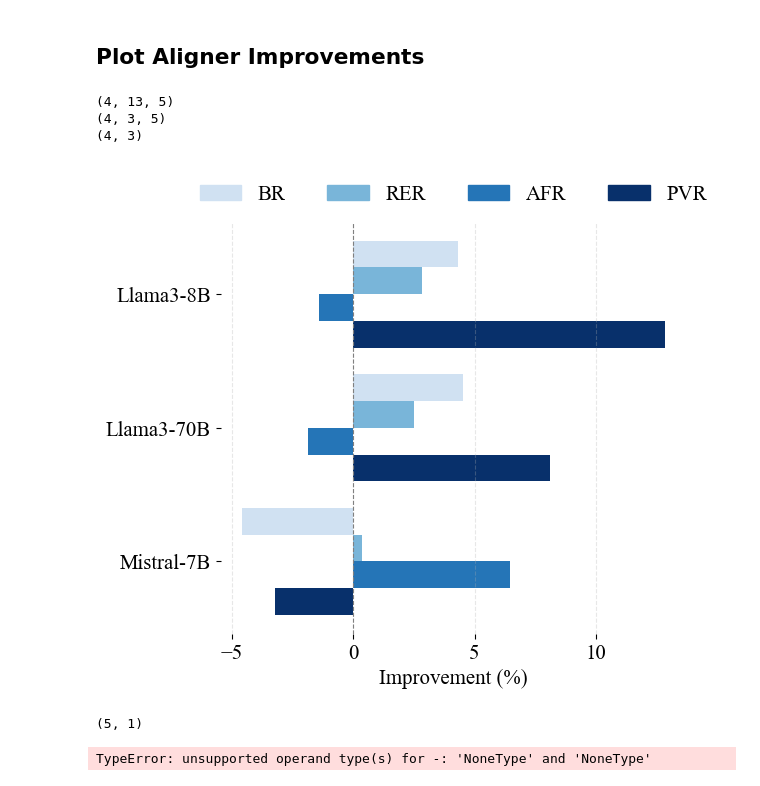
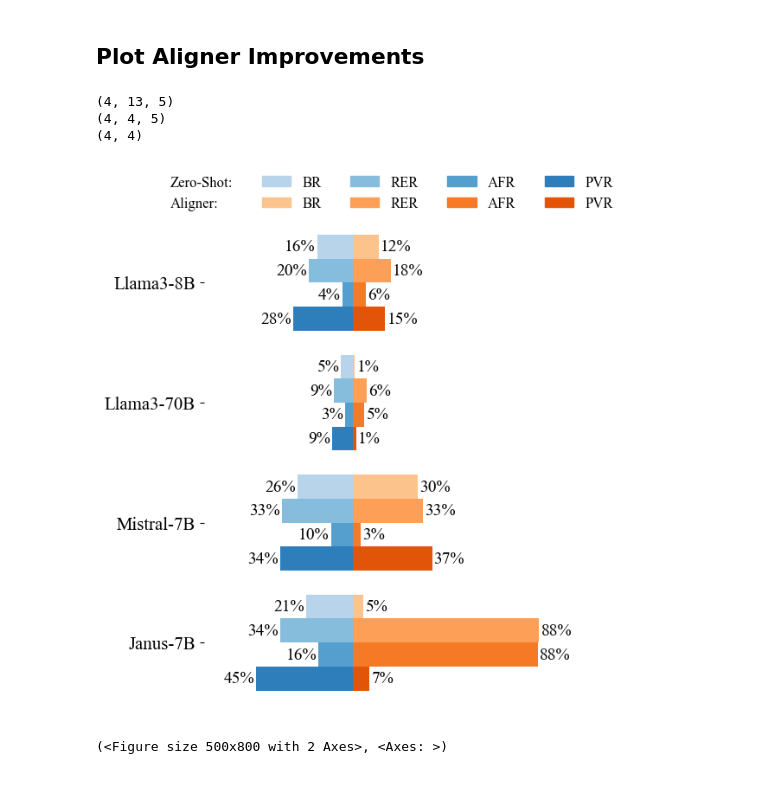
Before and after one commit to chimaobi-okite/pref_aligner, a Jupyter notebook: process_results.ipynb, the cells around one changed output. Saved outputs shown, nothing was run; the diff lists cells and outputs as text; code cells hidden in the pictures.

Commit message:
Added more plots

```diff
--- a/process_results.ipynb
+++ b/process_results.ipynb
@@ -419,74 +416,53 @@ compare_profile_accuracy(
 # %% [markdown]
 ## Plot Aligner Improvements
 # %%
-from results_helper import missing_answer_diffplot
+from results_helper import missing_answer_diffplot, aligner_improvement_hbarplot, METRIC_LABELS_ABBR
 
 metrics_baseline = ["BR", "RER", "AFR", "PVR"]
 data, order = results_dict.get_field_matrix(
     field=metrics_baseline,
     fixed_keys={
         "dataset": "full",
         "relevance": "relevant",
     },
     axis_keys=["model", "method"]
 )
 data = np.array(data)
 print(data.shape)
 # Take the first 5
-data = data[:, :3]
-models_ref = MODELS[:3].copy()
+data = data[:, :4]
+models_ref = MODELS[:4].copy()
 print(data.shape)       # [fields x models x methods]
 
 improvement = (data[...,0] - data[...,-1]).astype(np.float32)
 print(improvement.shape)    # improvement = [fields, models]
 
-from results_helper import METRIC_LABELS_ABBR
+# from results_helper import METRIC_LABELS_ABBR
 
 data2plot = improvement.T
-relevance_hbarplot(
-    data2plot,
-    relevance_list=metrics_baseline,
+# relevance_hbarplot(
+#     data2plot,
+#     relevance_list=metrics_baseline,
+#     models=[MODELS_SHORT_DICT[m] for m in models_ref],
+#     title="Error Percentage Drop by Model",
+#     xlabel="Error % Drop",
+#     label_dict=METRIC_LABELS_ABBR,
+#     figh=6,
+#     show=True,
+# )
+
+# for i, metric in enumerate(metrics_baseline):
+aligner_improvement_hbarplot(
+    data[...,0].T,
+    data[...,-1].T,
     models=[MODELS_SHORT_DICT[m] for m in models_ref],
-    title="Error Percentage Drop by Model",
-    xlabel="Improvement (%)",
-    label_dict=METRIC_LABELS_ABBR,
-    figh=6,
+    metrics=[METRIC_LABELS_ABBR[metric] for metric in metrics_baseline],
+    title=f"Aligner Improvement by Model Relevant",
     show=True,
 )
 # %% [output]
 (4, 13, 5)
-(4, 3, 5)
-(4, 3)
+(4, 4, 5)
+(4, 4)
-[figure, old version]
+[figure, new version]
+(<Figure size 500x800 with 2 Axes>, <Axes: >)
-# %%
-from results_helper import missing_answer_diffplot
-
-data, order = results_dict.get_field_matrix(
-    field=metric,
-    fixed_keys={
-        "dataset": "full",
-        "relevance": "relevant",
-    },
-    axis_keys=["method", "model"]
-)
-data = np.array(data).squeeze()
-# Take the first 5
-data = data[...,3:4]
-models_ref = MODELS[3:4].copy()
-print(data.shape)
-
-improvement = (data[:,0] - data[:,-1]).astype(np.float32)
-print(improvement)
-print(improvement.shape)
-
-missing_answer_diffplot(
-    improvement,
-    keys=models_ref,
-    title="Metric Improvement by Model",
-    xlabel="Metric",
-    series_labels=["BR", "RER", "AFR", "PVR"],
-    show=True
-)
-# %% [output]
-(5, 1)
-TypeError: unsupported operand type(s) for -: 'NoneType' and 'NoneType'
```
Also changed, not shown: parts of 5 cells of this notebook, 25 other files.
